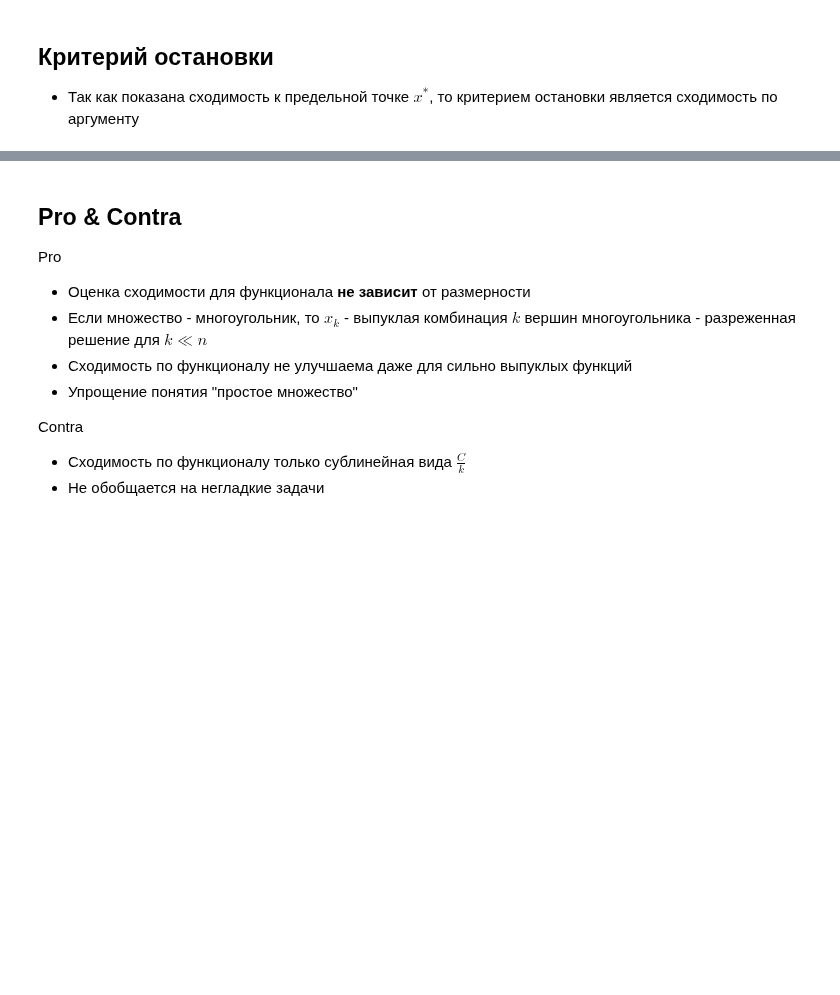
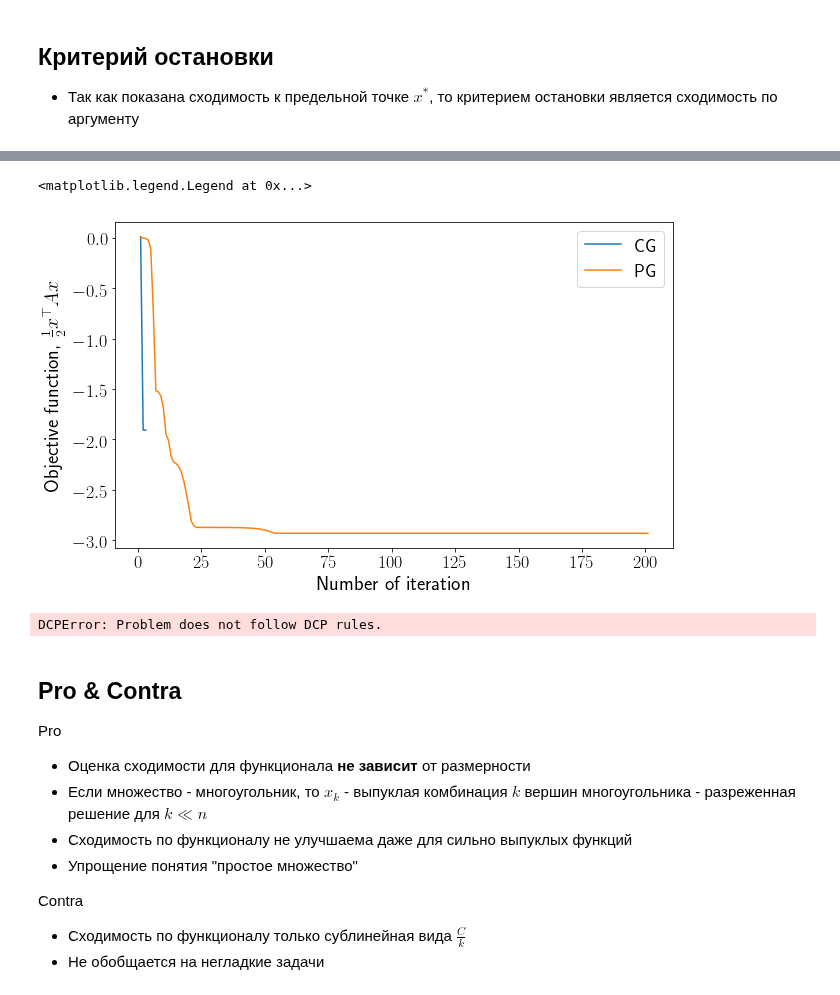
Before and after one commit to amkatrutsa/optimization_course, a Jupyter notebook: 19-SimpleStructureSet/Seminar19.ipynb, the cells around one changed output, grey strips where cells are left out. Saved outputs shown, nothing was run; the diff lists cells and outputs as text; code cells hidden in the pictures; blank space fills up the shorter version.

```diff
--- a/19-SimpleStructureSet/Seminar19.ipynb
+++ b/19-SimpleStructureSet/Seminar19.ipynb
@@ -216,3 +416,29 @@ $$
+# %%
+y_hist_f_cg = [f(x, {"A": A}) for x in hist_cg]
+y_hist_f_pg = [f(x, {"A": A}) for x in hist_pg]
+plt.figure(figsize=(10,6))
+# plt.yscale("log")
+plt.plot(range(1, len(y_hist_f_cg) + 1), y_hist_f_cg, label="CG")
+plt.plot(range(1, len(y_hist_f_pg) + 1), y_hist_f_pg, label="PG")
+plt.xlabel("Number of iteration", fontsize=20)
+plt.ylabel(r"Objective function, $\frac{1}{2}x^{\top}Ax$", fontsize=20)
+plt.rc("text", usetex=True)
+plt.xticks(fontsize=18)
+plt.yticks(fontsize=18)
+plt.legend(loc="best", fontsize=18)
+# %% [output]
+<matplotlib.legend.Legend at 0x...>
+[figure, added]
+# %%
+x = cvx.Variable(n)
+obj = cvx.Minimize(cvx.quad_form(x, A))
+constr = [cvx.norm(x, 1) <= 1, x >= 0]
+problem = cvx.Problem(objective=obj, constraints=constr)
+value = problem.solve()
+x_cvx = np.array(x.value).ravel()
+print("CVX optimal value =", value)
+# %% [output]
+DCPError: Problem does not follow DCP rules.
 # %% [markdown]
 ## Pro & Contra
 
```
Also changed, not shown: parts of 16 cells of this notebook.
